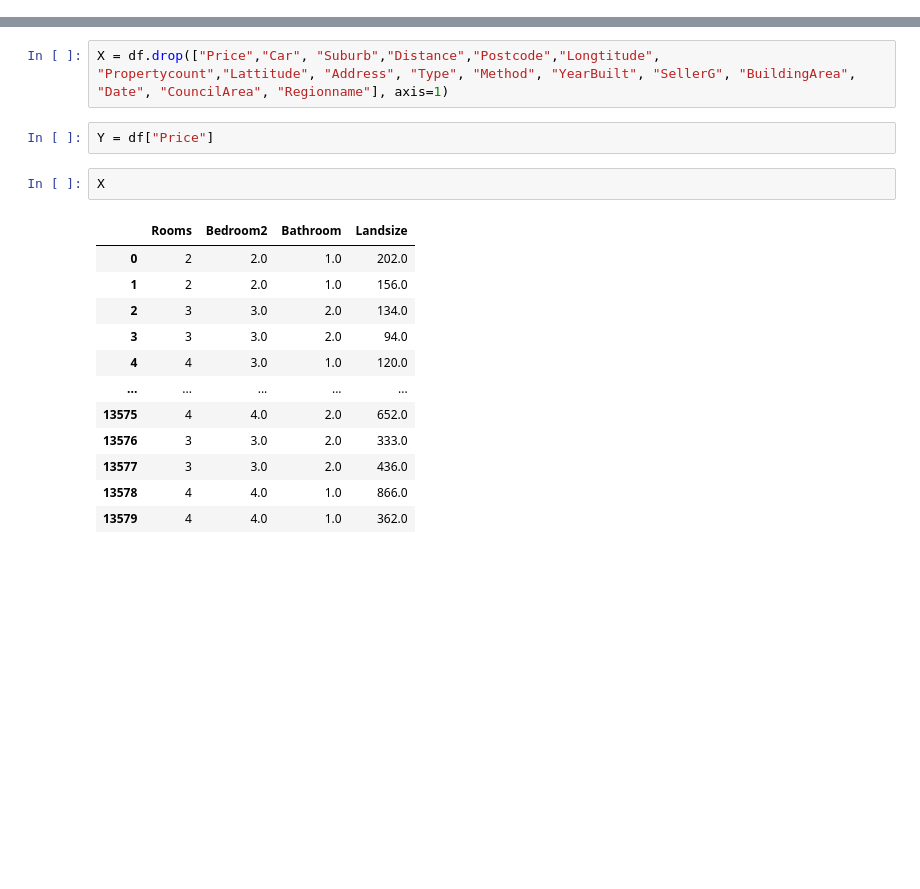
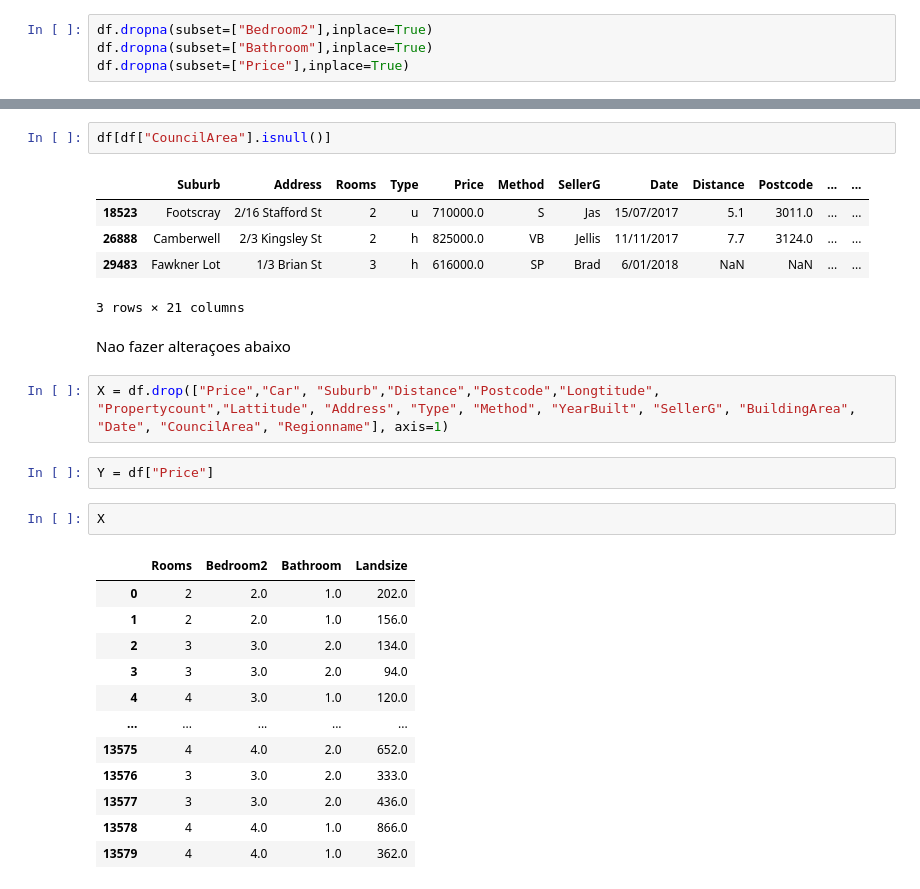
Before and after one commit to Riguini/Melbourne-Housing-Snapshot, a Jupyter notebook: Melbourne_Housing_Dataset.ipynb, the cells around one changed output, grey strips where cells are left out. Cells and saved outputs as stored; diff of their text form; blank space fills up the shorter version.

```diff
--- a/Melbourne_Housing_Dataset.ipynb
+++ b/Melbourne_Housing_Dataset.ipynb
@@ -48 +105,5 @@ dtype: int64
+# %%
+df.dropna(subset=["Bedroom2"],inplace=True)
+df.dropna(subset=["Bathroom"],inplace=True)
+df.dropna(subset=["Price"],inplace=True)
 # %%
@@ -82,3 +146,13 @@ memory usage: 2.2+ MB
+# %%
+df[df["CouncilArea"].isnull()]
+# %% [output]
+|  | Suburb | Address | Rooms | Type | Price | Method | SellerG | Date | Distance | Postcode | ... | ... |
+| 18523 | Footscray | 2/16 Stafford St | 2 | u | 710000.0 | S | Jas | 15/07/2017 | 5.1 | 3011.0 | ... | ... |
+| 26888 | Camberwell | 2/3 Kingsley St | 2 | h | 825000.0 | VB | Jellis | 11/11/2017 | 7.7 | 3124.0 | ... | ... |
+| 29483 | Fawkner Lot | 1/3 Brian St | 3 | h | 616000.0 | SP | Brad | 6/01/2018 | NaN | NaN | ... | ... |
+3 rows × 21 columns
+# %% [markdown]
+Nao fazer alteraçoes abaixo
 # %%
 X = df.drop(["Price","Car", "Suburb","Distance","Postcode","Longtitude", "Propertycount","Lattitude", "Address", "Type", "Method", "YearBuilt", "SellerG", "BuildingArea", "Date", "CouncilArea", "Regionname"], axis=1)
 # %%
```
Also changed, not shown: parts of 21 cells of this notebook.
